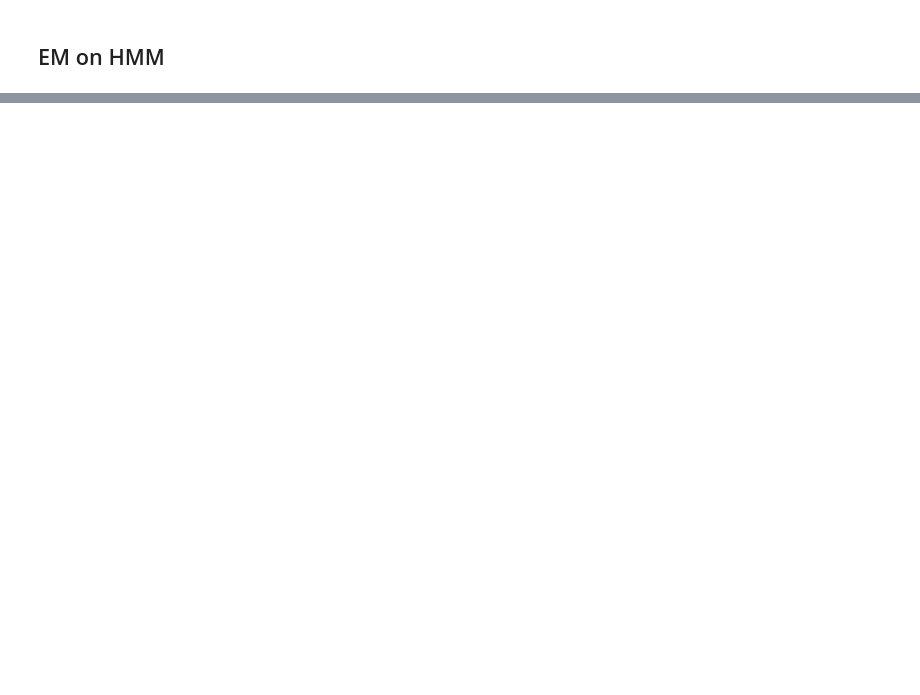
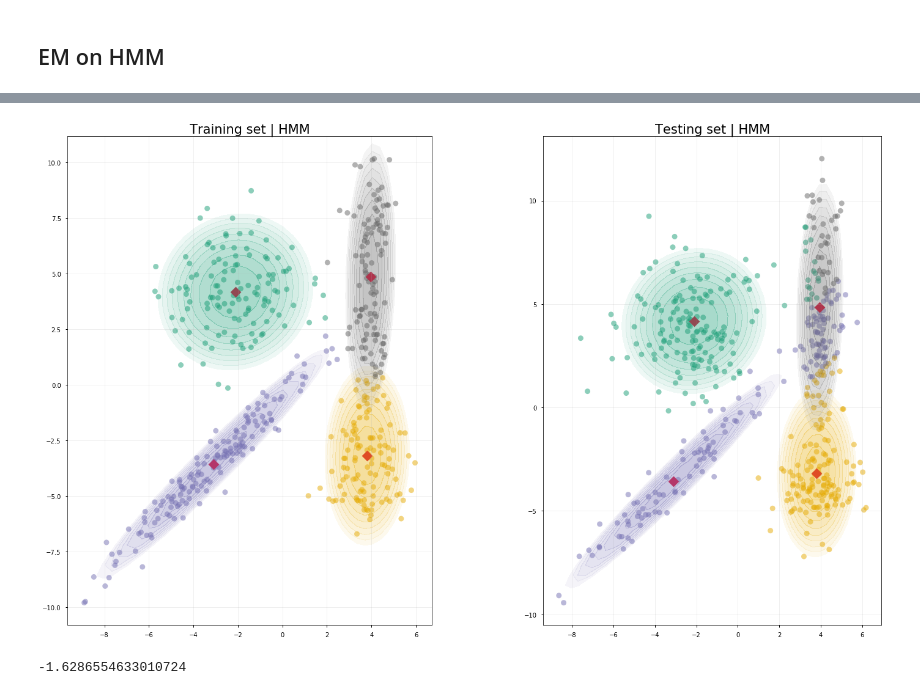
Before and after one commit to shahineb/archives1819, a Jupyter notebook: HWK3/HWK3.ipynb, the cells around one changed output, grey strips where cells are left out. Cells and saved outputs as stored; diff of their text form; code cells hidden in the pictures; blank space fills up the shorter version.

```diff
--- a/HWK3/HWK3.ipynb
+++ b/HWK3/HWK3.ipynb
@@ -326,0 +92,26 @@ NameError: name 'ALPHA' is not defined
+# %%
+fig, ax = plt.subplots(1, 2, figsize=(22, 12))
+
+title = "Training set | HMM"
+hmm.plot_pred(X=train,
+                 labels=hmm.labels_,
+                 title=title,
+                 plot_kwds=plot_kwds,
+                 ax=ax[0])
+ax[0].set_aspect('equal')
+
+test_labels = hmm.predict(test)
+title = "Testing set | HMM"
+hmm.plot_pred(X=test,
+                 labels=test_labels,
+                 title=title,
+                 plot_kwds=plot_kwds,
+                 ax=ax[1])
+ax[1].set_aspect('equal')
+plt.tight_layout()
+# %% [output]
+[figure, added]
+# %%
+hmm.compute_expectation_()
+# %% [output]
+-1.6286554633010724
```
Also changed, not shown: parts of 12 cells of this notebook, 1 other file.
